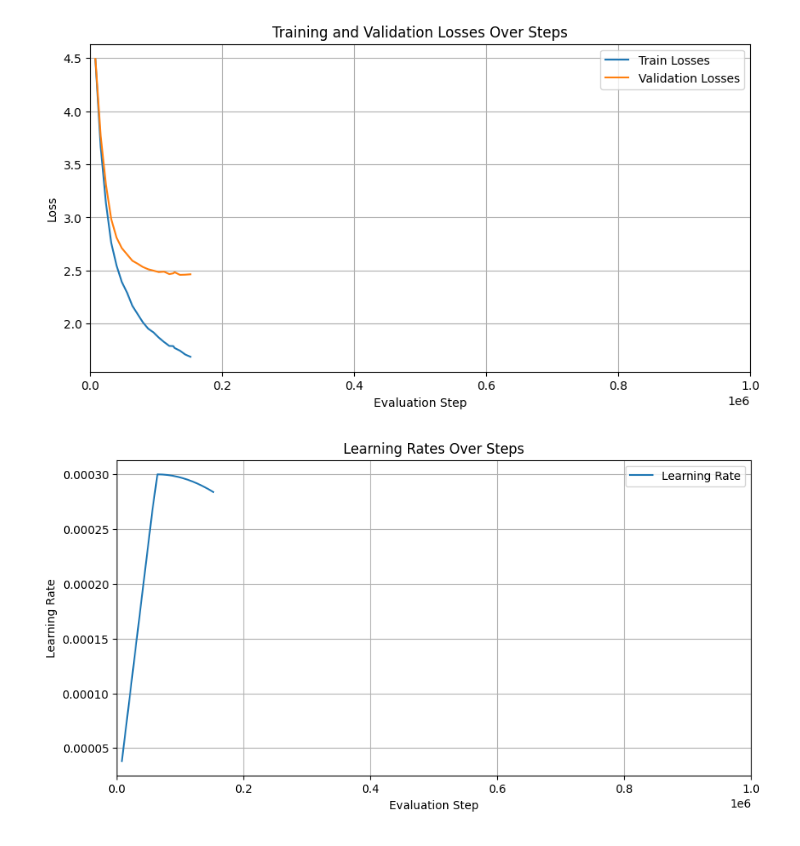
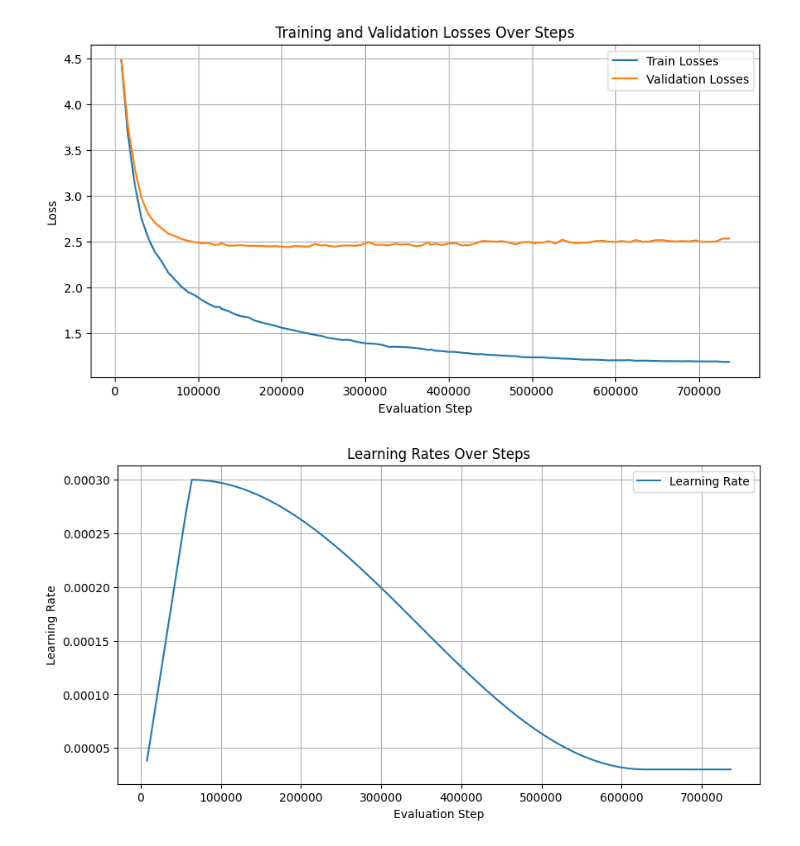
Before and after one commit to d2jvkpn/exercises, a Jupyter notebook: 2025_ai/Train_Your_Own_LLM/ch09_train.plot.ipynb, the cells around one changed output. Cells and saved outputs as stored; diff of their text form; code cells hidden in the pictures.

```diff
--- a/2025_ai/Train_Your_Own_LLM/ch09_train.plot.ipynb
+++ b/2025_ai/Train_Your_Own_LLM/ch09_train.plot.ipynb
@@ -33,19 +44,15 @@ for f in json_files:
 # %%
-df = pd.DataFrame({
-    "epoch": epoches,
-    "step": steps,
-    "train_loss": train_losses,
-    "val_loss": val_losses,
-    "learning_rate": learning_rates,
-    "created_at": created_at,
-})
+#df = pd.DataFrame({
+#    "epoch": epoches,
+#    "step": steps,
+#    "train_loss": train_losses,
+#    "val_loss": val_losses,
+#    "learning_rate": learning_rates,
+#    "created_at": created_at,
+#})
 
+columns=["epoch", "step", "train_loss", "val_loss", "learning_rate", "created_at"]
+df = pd.DataFrame.from_records(records, columns=columns)
 
 df = df.sort_values(by='step', ascending=True)
-
 df.to_csv(checkpoint_dir / "training.tsv", index=False, sep='\t')
-
-print(df.nsmallest(1, 'train_loss'))
-
-#pd.concat((df.head(10), df.tail(10)))
-df
@@ -72,19 +102,19 @@ df
 # %%
 plt.figure(figsize=(10, 5))
 plt.plot(df['step'], df['train_loss'], label="Train Losses")
 plt.plot(df['step'], df['val_loss'], label="Validation Losses")
 plt.xlabel("Evaluation Step")
 plt.ylabel("Loss")
-plt.xlim(0, max(1e6, df["step"].max()))
+#plt.xlim(0, max(1e6, df["step"].max()))
 
 plt.title("Training and Validation Losses Over Steps")
 plt.legend()
 plt.grid()
 
 #plt.show()
 plt.savefig(checkpoint_dir / "training.pdf")
 # %% [output]
-[figure, old version]
+[figure, new version]
 # %%
 plt.figure(figsize=(10, 5))
 plt.plot(df['step'], df['learning_rate'], label="Learning Rate")
@@ -93,8 +123,8 @@ plt.ylabel("Learning Rate")
 plt.title("Learning Rates Over Steps")
 plt.legend()
 plt.grid()
-plt.xlim(0, max(1e6, df["step"].max()))
+#plt.xlim(0, max(1e6, df["step"].max()))
 #plt.show()
 plt.savefig(checkpoint_dir / "learning_rate.pdf")
 # %% [output]
-[figure, old version]
+[figure, new version]
```
Also changed, not shown: parts of 5 cells of this notebook, 20 other files.
